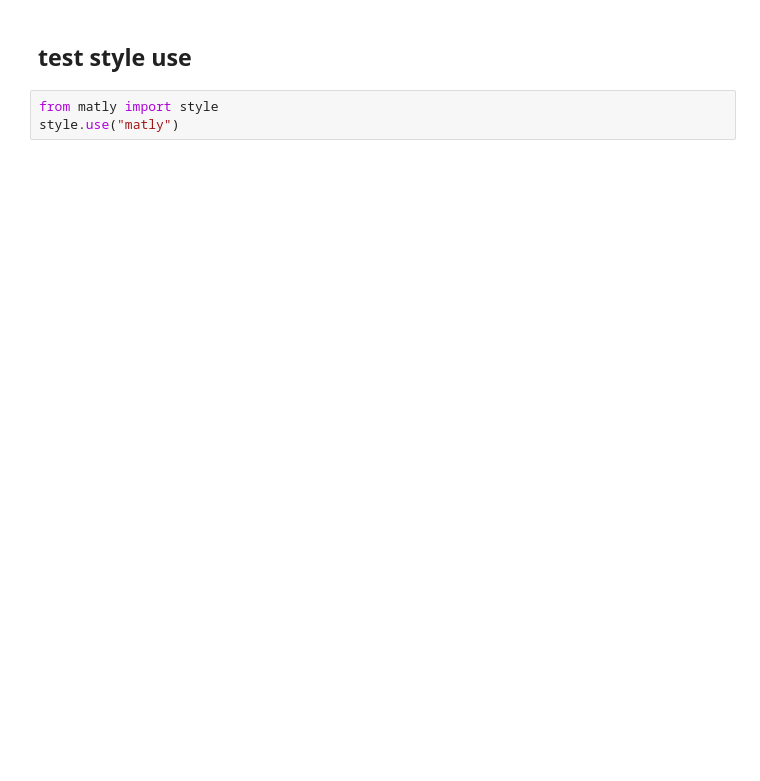
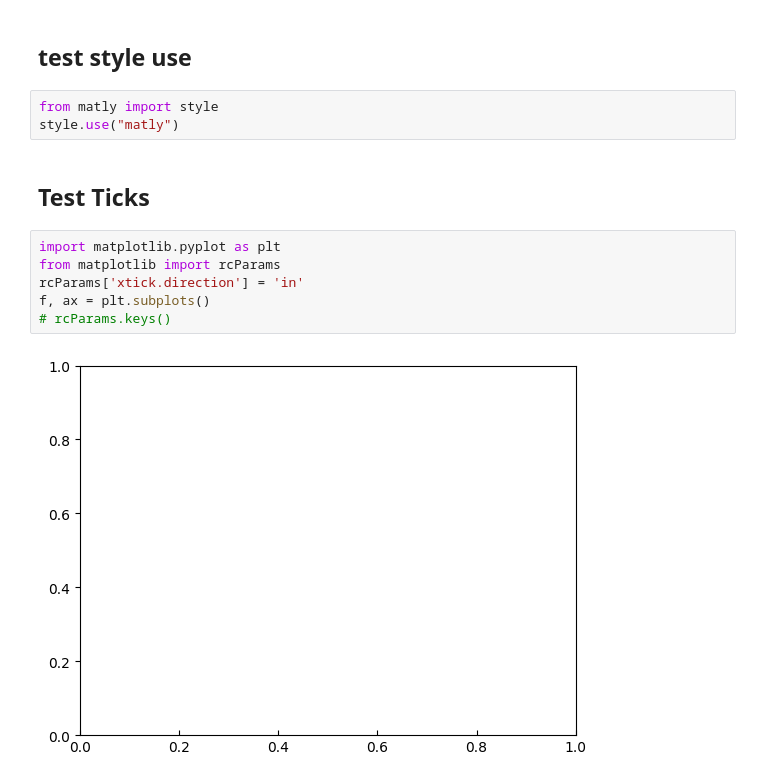
Before and after one commit to drmattcrooks/matly, a Jupyter notebook: notebooks/rcparams_tests.ipynb, the cells around one changed output. Drawn from its saved outputs; the diff is of its cells as text; blank space fills up the shorter version.

Commit message:
tick properties in rcparams

```diff
--- a/notebooks/rcparams_tests.ipynb
+++ b/notebooks/rcparams_tests.ipynb
@@ -47,3 +44,13 @@ rcParams
 # %%
 from matly import style
 style.use("matly")
+# %% [markdown]
+## Test Ticks
+# %%
+import matplotlib.pyplot as plt
+from matplotlib import rcParams
+rcParams['xtick.direction'] = 'in'
+f, ax = plt.subplots()
+# rcParams.keys()
+# %% [output]
+[figure, added]
```
Also changed, not shown: parts of 3 cells of this notebook, 4 other files.
